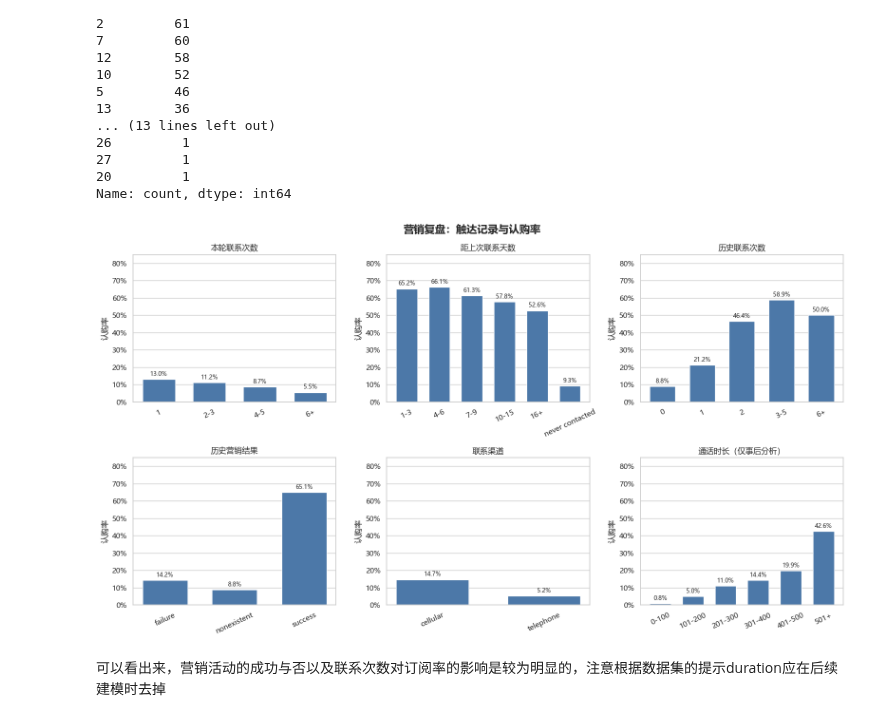
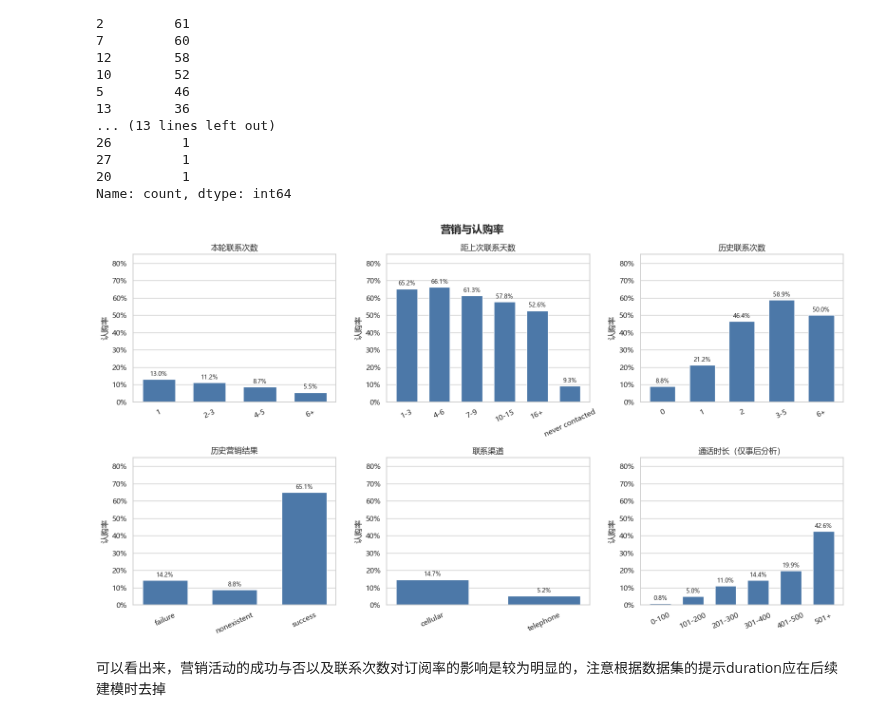
Before and after one commit to byyears/Bank-Marketing-Prediction, a Jupyter notebook: 简要分析.ipynb, the cells around one changed output. Drawn from its saved outputs; the diff is of its cells as text; code cells hidden in the pictures.

```diff
--- a/简要分析.ipynb
+++ b/简要分析.ipynb
@@ -304,35 +304,35 @@ pdays_rate = df_3.groupby('pdays_group', observed=False)['subscribed'].mean()
 
 
 # 联系方式与订阅率
 contact_rate = df_3.groupby('contact')['subscribed'].mean()
 
 # 之前联系次数与订阅率，次数分组
 df_3['previous_group'] = pd.cut(df_3['previous'], bins=[-2, 0, 1, 2, 5, np.inf], labels=['0', '1', '2', '3-5', '6+'])
 previous_rate = df_3.groupby('previous_group')['subscribed'].mean()
 
 # 上一次联系结果与订阅率
 poutcome_rate = df_3.groupby('poutcome')['subscribed'].mean()
 
 # 联系时间与订阅率，时长分组
 df_3['duration_group'] = pd.cut(df_3['duration'], bins=[0, 100, 200, 300, 400, 500, np.inf], labels=['0-100', '101-200', '201-300', '301-400', '401-500', '501+'])
 duration_rate = df_3.groupby('duration_group')['subscribed'].mean()
 
 
 fig, axes = plt.subplots(2, 3, figsize=(16, 9))
 for ax, rate, title in zip(axes.flat,
         [campaign_rate, pdays_rate, previous_rate, poutcome_rate, contact_rate, duration_rate],
         ['本轮联系次数', '距上次联系天数', '历史联系次数', '历史营销结果', '联系渠道', '通话时长（仅事后分析）']):
     bars = ax.bar(rate.index.astype(str), rate.values, color='#4C78A8', width=0.65)
     ax.bar_label(bars, labels=[f'{v:.1%}' for v in rate.values], padding=3, fontsize=9)
     ax.set(title=title, ylabel='认购率', ylim=(0, 0.85))
     ax.yaxis.set_major_formatter(plt.FuncFormatter(lambda x, _: f'{x:.0%}'))
     ax.tick_params(axis='x', rotation=25)
     ax.grid(axis='x', visible=False)
-fig.suptitle('营销复盘：触达记录与认购率', fontsize=16, fontweight='bold')
+fig.suptitle('营销与认购率', fontsize=16, fontweight='bold')
 plt.tight_layout()
 plt.show()
 # %% [output]
-[figure, old version]
+[figure, new version]
 # %% [markdown]
 可以看出来，营销活动的成功与否以及联系次数对订阅率的影响是较为明显的，注意根据数据集的提示duration应在后续建模时去掉
 # %%
```
Also changed, not shown: parts of 3 cells of this notebook, 1 other file.
